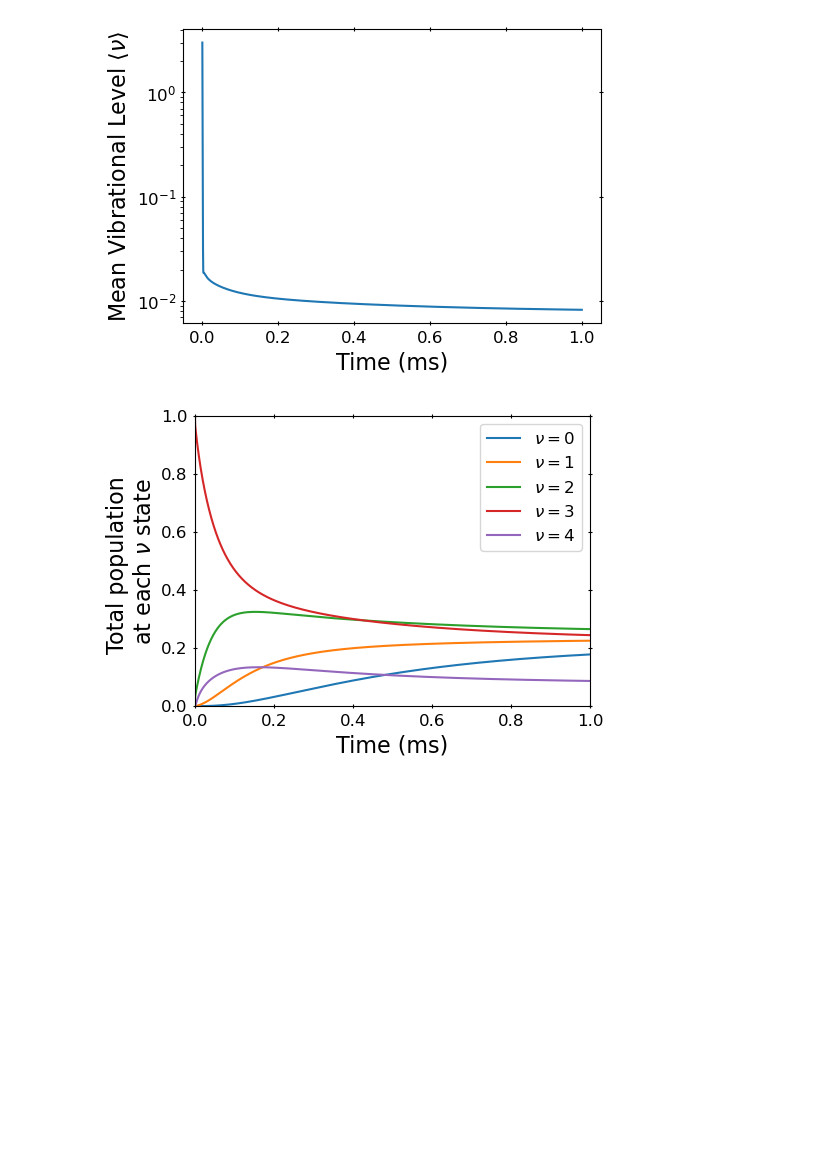
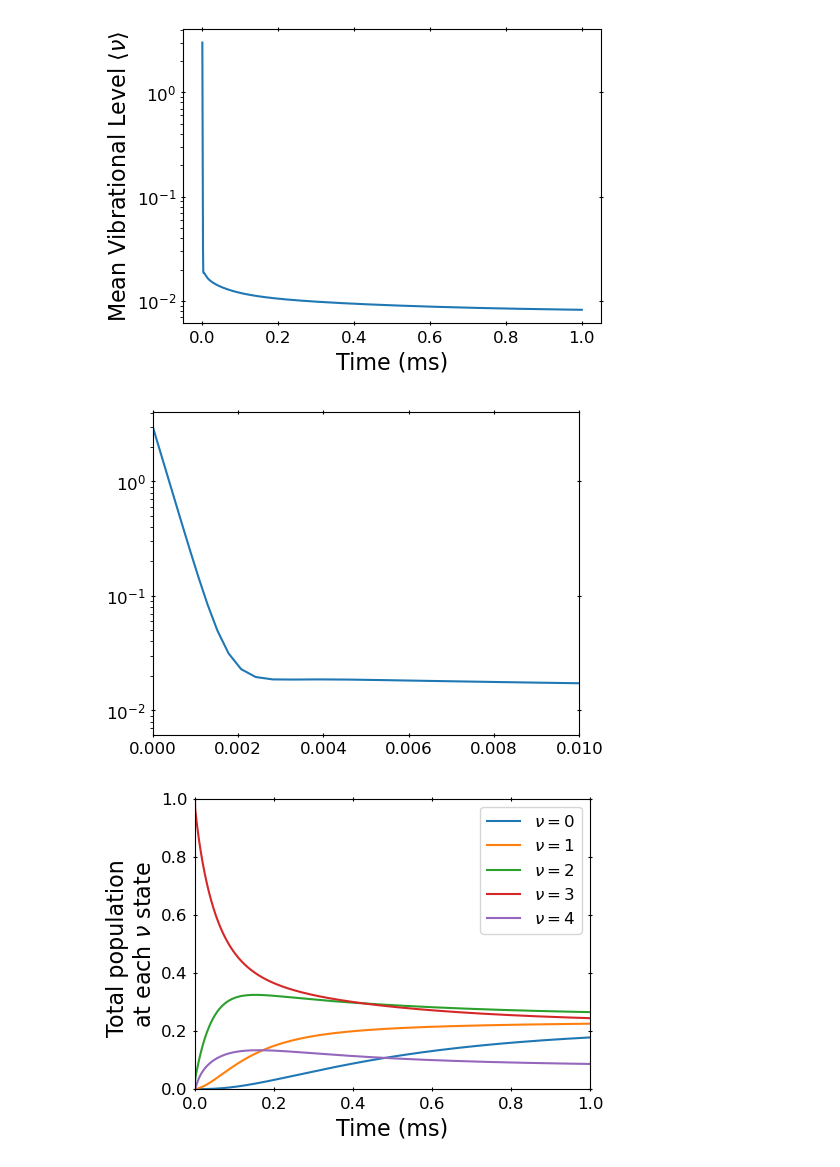
Before and after one commit to HidekiOzawa-NanoQT/Raman_sideband_cooling, a Jupyter notebook: Raman_Sideband_Cooling_rev2.ipynb, the cells around one changed output. Cells and saved outputs as stored; diff of their text form; code cells hidden in the pictures; blank space fills up the shorter version.

```diff
--- a/Raman_Sideband_Cooling_rev2.ipynb
+++ b/Raman_Sideband_Cooling_rev2.ipynb
@@ -442,6 +442,18 @@ ax0.set_xlabel('Time (ms)', fontsize=fontsize)
 plt.tight_layout(pad=0.1)
 # %% [output]
 [figure]
+# %%
+fig = plt.figure(figsize=[5, 3.5], dpi=100)
+ax0 = fig.add_subplot(1,1,1)
+ax0.plot(sol.t, MVL(sol.y,N))
+ax0.tick_params(axis='both',right=True,top=True,direction='inout',labelsize=labelsize)
+ax0.set_yscale('log')
+# ax0.set_ylabel(r'Mean Vibrational Level $\left< \nu \right>$', fontsize=fontsize)
+# ax0.set_xlabel('Time (ms)', fontsize=fontsize)
+ax0.set_xlim(0,0.01)
+plt.tight_layout(pad=0.1)
+# %% [output]
+[figure, added]
 # %%
 def state_population (ST,y):
     val = 0
```
Also changed, not shown: parts of 1 cell of this notebook, 2 other files.
